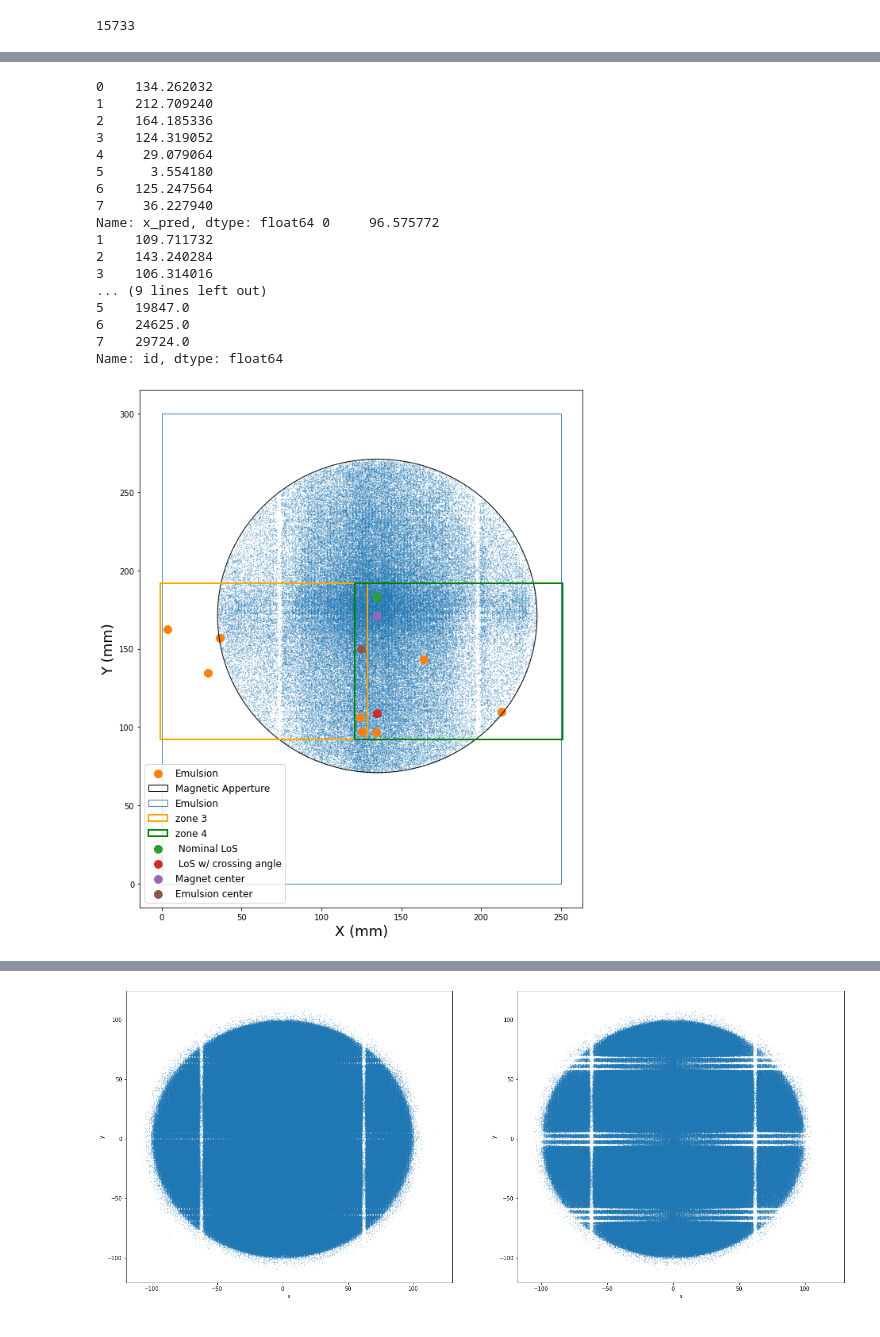
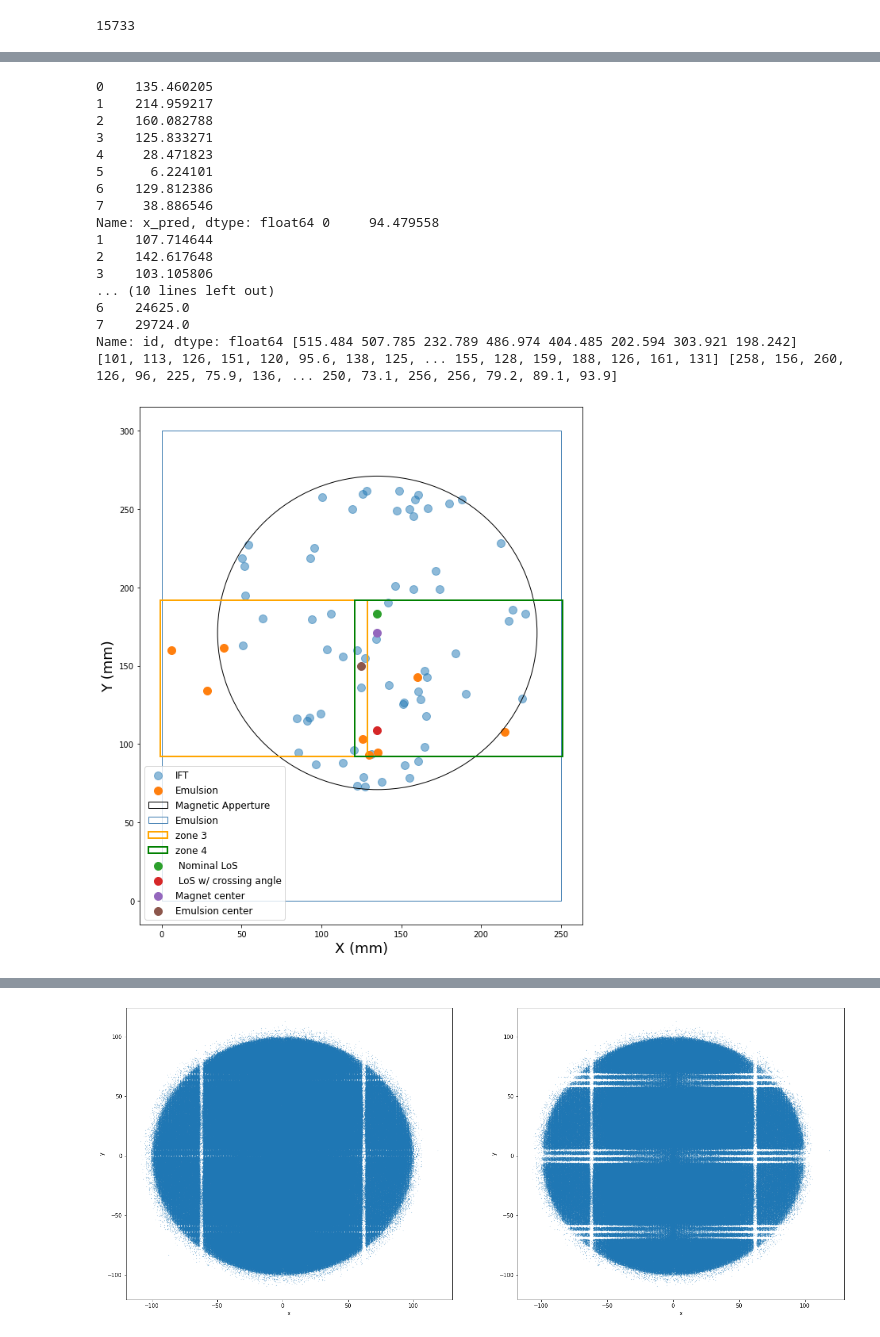
Before and after one commit to alig146/Emulsion-IFT-Matching, a Jupyter notebook: emulsion_IFT_matching.ipynb, the cells around one changed output, grey strips where cells are left out. Saved outputs shown, nothing was run; the diff lists cells and outputs as text; code cells hidden in the pictures.

```diff
--- a/emulsion_IFT_matching.ipynb
+++ b/emulsion_IFT_matching.ipynb
@@ -589,7 +696,11 @@ def emu2ift(x, y, tx, ty):
     y_pred = Dist_tot * ty + y
     return x_pred, y_pred
 
-emu_x_pred, emu_y_pred = emu2ift(combined_x, combined_y, combined_tx, combined_ty)
+combined_trans_emu_x_t = np.concatenate((x_values/1e3 + 121, z3_x_values/1e3 - 1))
+combined_trans_emu_y_t = np.concatenate((y_values/1e3 + 92, z3_y_values/1e3 + 92))
+
+# emu_x_pred, emu_y_pred = emu2ift(combined_x, combined_y, combined_tx, combined_ty)
+emu_x_pred, emu_y_pred = emu2ift(combined_trans_emu_x_t, combined_trans_emu_y_t, combined_tx, combined_ty)
 # %%
 print(combined_x/1e3 - emu_x_pred/1e3,
 combined_y/1e3 - emu_y_pred/1e3)
@@ -808,6 +900,7 @@ ift = f_track['trackParam'].arrays(['fitParam_x',
                       'VetoSt20_raw_charge',
                       'VetoSt21_raw_charge',
                       'fitParam_y',
+                      'fitParam_z',
                       'fitParam_px',
                       'fitParam_py',
                       'fitParam_pz',
@@ -1100,15 +1219,19 @@ Name: id, dtype: float64
 DistEmuIft = 555.84
 
 # Z position of module 0 and 2, which is smallest z position in IFT 1st layer
-module0_z = -1898.05 # mm
+module0_z = -1898.05 + 3000 # mm
 
 # Z position of module 4 and 6, which is largest z position in IFT 1st layer
-module4_z = -1885.25 # mm
+# module4_z = -1885.25 # mm
+module4_z = -1885.25 + 3000 # mm (in emulsion system)
+
 
 # Emulsion to IFT Extrapolation
 # Step 1: Emulsion to IFT module 4
-def emu2ift(x, y, tx, ty):
-    Dist_tot = DistEmuIft + np.abs(module0_z - module4_z)
+def emu2ift(x, y, z, tx, ty):
+#     Dist_tot = DistEmuIft + np.abs(module0_z - module4_z)
+    Dist_tot = np.abs(z - module0_z)
+    print("DDD: ", Dist_tot)
     x_pred = Dist_tot * tx + x
     y_pred = Dist_tot * ty + y
     return x_pred, y_pred
@@ -1116,11 +1239,11 @@ def emu2ift(x, y, tx, ty):
 combined_trans_emu_x = np.concatenate((x_values/1e3 + 121, z3_x_values/1e3 - 1))
 combined_trans_emu_y = np.concatenate((y_values/1e3 + 92, z3_y_values/1e3 + 92))
 
-emu_x_pred, emu_y_pred = emu2ift(combined_trans_emu_x, combined_trans_emu_y, combined_tx, combined_ty)
+emu_x_pred, emu_y_pred = emu2ift(combined_trans_emu_x, combined_trans_emu_y, combined_z/1e3, combined_tx, combined_ty)
 
-def ift2ift(x, y, tx, ty):
-    z=-1886.14
-    Dist_tot = np.abs(z - module4_z)
+def ift2ift(x, y, z, tx, ty):
+#     z=-1886.14
+    Dist_tot = np.abs(z - module0_z)
     x_pred = Dist_tot * tx + x
     y_pred = Dist_tot * ty + y
     return x_pred, y_pred
@@ -1129,4 +1252,4 @@ iftx = ift['fitParam_x'][ift_filter]+125+10
 ifty = ift['fitParam_y'][ift_filter]+171
 ifttx = tx[ift_filter]
 iftty = ty[ift_filter]
-ift_x_pred, ift_y_pred = ift2ift(iftx, ifty, ifttx, iftty)
+ift_x_pred, ift_y_pred = ift2ift(iftx, ifty, ift.fitParam_z[ift_filter]+3000, ifttx, iftty)
@@ -1186,53 +1345,54 @@ plt.show()
 # %%
 plt.figure(figsize=(10, 12))
 
-plt.scatter(ift_x_pred, ift_y_pred, s=0.1, alpha=0.5)
+plt.scatter(ift_x_pred, ift_y_pred, s=100, alpha=0.5, label='IFT')
 plt.scatter(emu.x_pred, emu.y_pred, s=100, label='Emulsion')
-print(emu.x_pred, emu.y_pred, emu.id)
+print(emu.x_pred, emu.y_pred, emu.id, combined_z/1e3)
+print(ift_x_pred, ift_y_pred)
 from matplotlib.patches import Rectangle, Circle
 
 circle = Circle((125+10, 171), 100, edgecolor='black', facecolor='none', label='Magnetic Apperture')
 plt.gca().add_patch(circle)
 
 rect = Rectangle((0, 0), 250, 300, edgecolor='steelblue', facecolor='none', label='Emulsion')
 plt.gca().add_patch(rect)
 
 rect = Rectangle((-1, 92), 130, 100, edgecolor='orange', facecolor='none', label='zone 3', linewidth=2)
 plt.gca().add_patch(rect)
 
 rect = Rectangle((121, 92), 130, 100, edgecolor='green', facecolor='none', label='zone 4', linewidth=2)
 plt.gca().add_patch(rect)
 
 plt.scatter(125+10, 183, s=100, label=' Nominal LoS')
 plt.scatter(125+10, 109, s=100, label=' LoS w/ crossing angle')
 plt.scatter(125+10, 171, s=100, label='Magnet center')
 plt.scatter(125, 150, s=100, label='Emulsion center')
 
 
 
 plt.xlabel('X (mm)', fontsize=18)
 plt.ylabel('Y (mm)', fontsize=18)
 plt.legend(fontsize=12, loc='lower left')
 plt.show()
 # %% [output]
-0    134.262032
-1    212.709240
-2    164.185336
-3    124.319052
-4     29.079064
-5      3.554180
-6    125.247564
-7     36.227940
-Name: x_pred, dtype: float64 0     96.575772
-1    109.711732
-2    143.240284
-3    106.314016
-... (9 lines left out)
-5    19847.0
+0    135.460205
+1    214.959217
+2    160.082788
+3    125.833271
+4     28.471823
+5      6.224101
+6    129.812386
+7     38.886546
+Name: x_pred, dtype: float64 0     94.479558
+1    107.714644
+2    142.617648
+3    103.105806
+... (10 lines left out)
 6    24625.0
 7    29724.0
-Name: id, dtype: float64
+Name: id, dtype: float64 [515.484 507.785 232.789 486.974 404.485 202.594 303.921 198.242]
+[101, 113, 126, 151, 120, 95.6, 138, 125, ... 155, 128, 159, 188, 126, 161, 131] [258, 156, 260, 126, 96, 225, 75.9, 136, ... 250, 73.1, 256, 256, 79.2, 89.1, 93.9]
-[figure, old version]
+[figure, new version]
 # %%
 # x_res, y_res, tx_res, ty_res = 1.7211, 0.1811, 0.01406, 0.00295 # obtain these from truth match residual
 x_res, y_res, tx_res, ty_res = 0.6, 0.028, 0.000474, 0.000254
```
Also changed, not shown: parts of 48 cells of this notebook, 1 other file.
